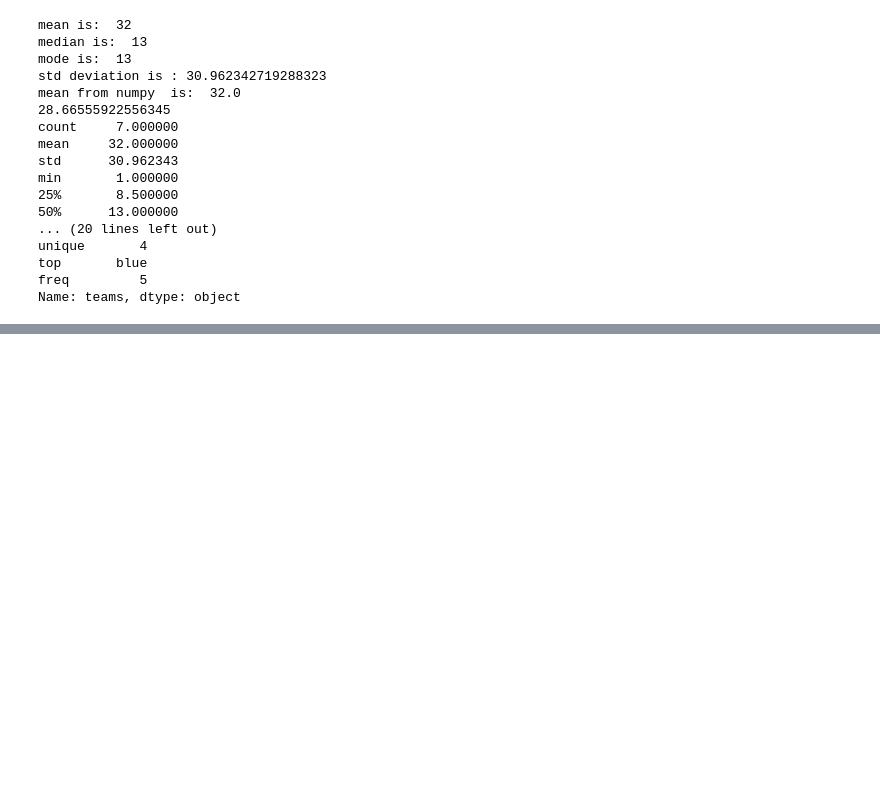
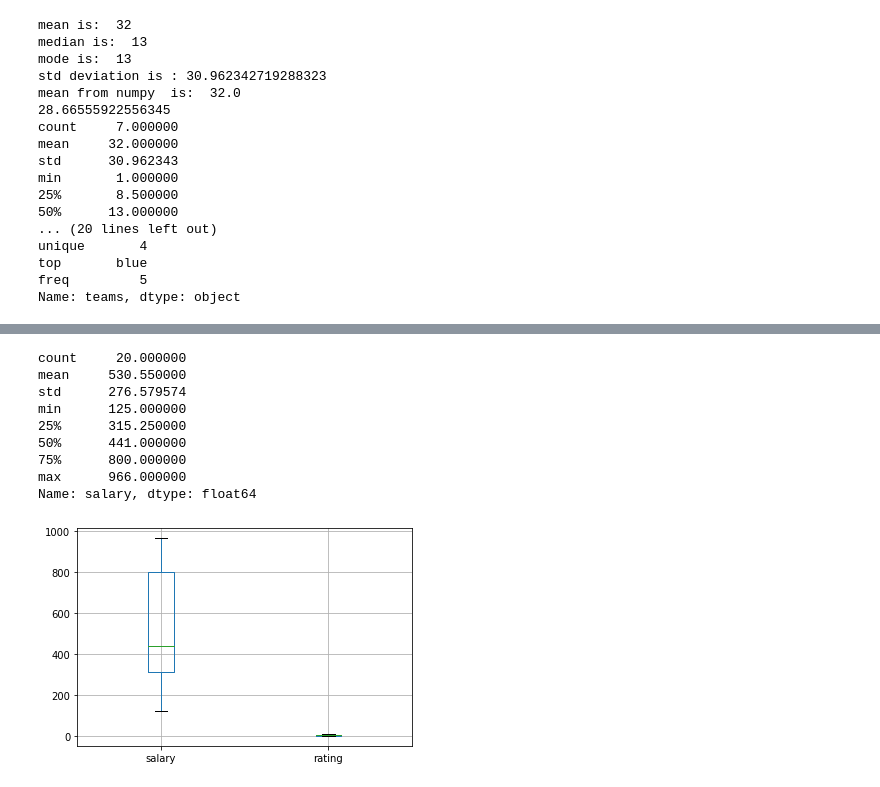
Before and after one commit to anidurg/pythonProjects, a Jupyter notebook: basics-statistics-python.ipynb, the cells around one changed output, grey strips where cells are left out. Cells and saved outputs as stored; diff of their text form; code cells hidden in the pictures; blank space fills up the shorter version.

```diff
--- a/basics-statistics-python.ipynb
+++ b/basics-statistics-python.ipynb
@@ -71,0 +80,18 @@ Name: teams, dtype: object
+# %%
+#task 5 visualizations
+#visual just for all the columns
+boxplot = players_df.boxplot()
+print(players_df['salary'].describe())
+#graph hardly shows any data poins for rating as scales
+#are different for rating like 1, 2, 3, 4, 5 which are very close to each other
+# %% [output]
+count     20.000000
+mean     530.550000
+std      276.579574
+min      125.000000
+25%      315.250000
+50%      441.000000
+75%      800.000000
+max      966.000000
+Name: salary, dtype: float64
+[figure, added]
```
Also changed, not shown: parts of 6 cells of this notebook.
